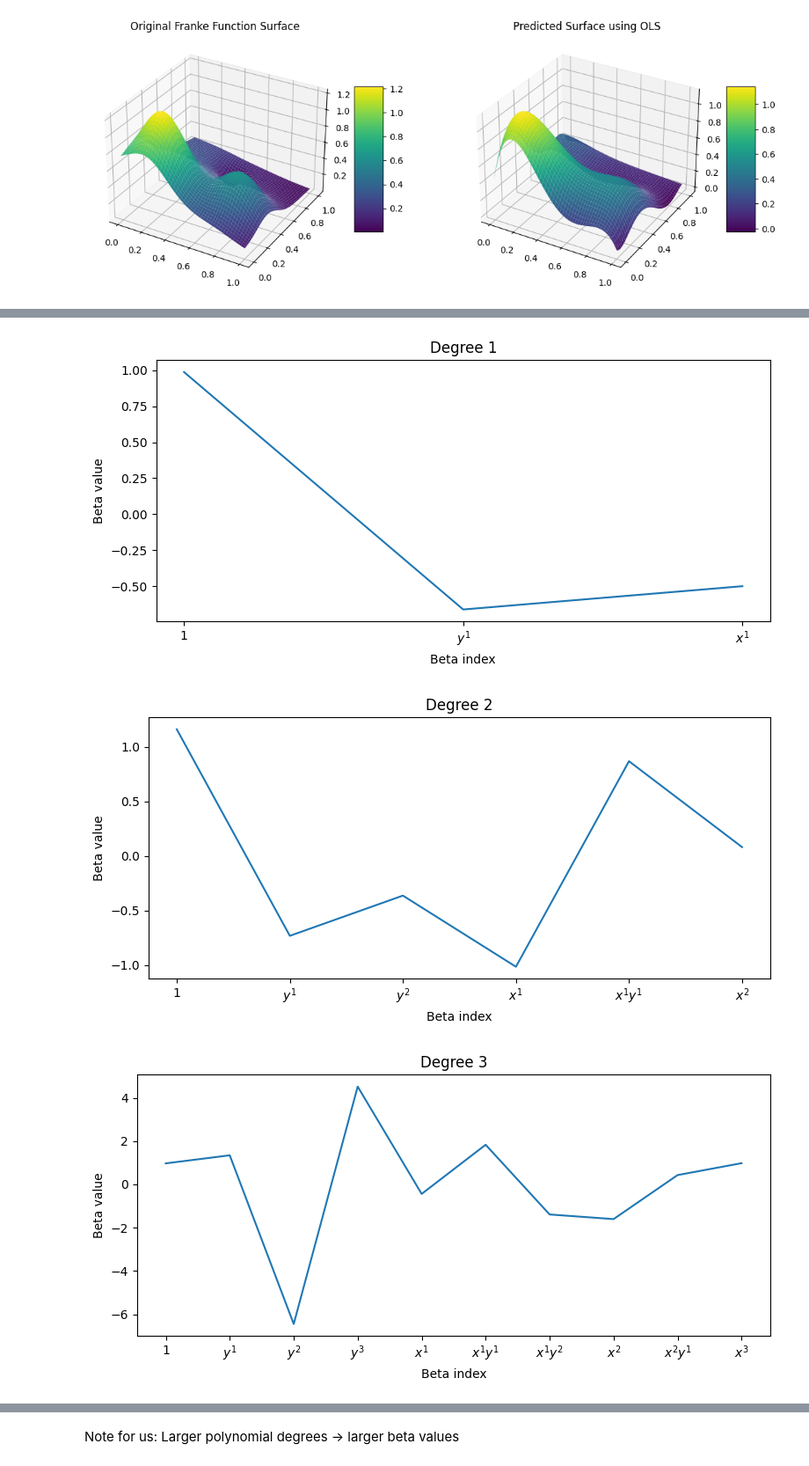
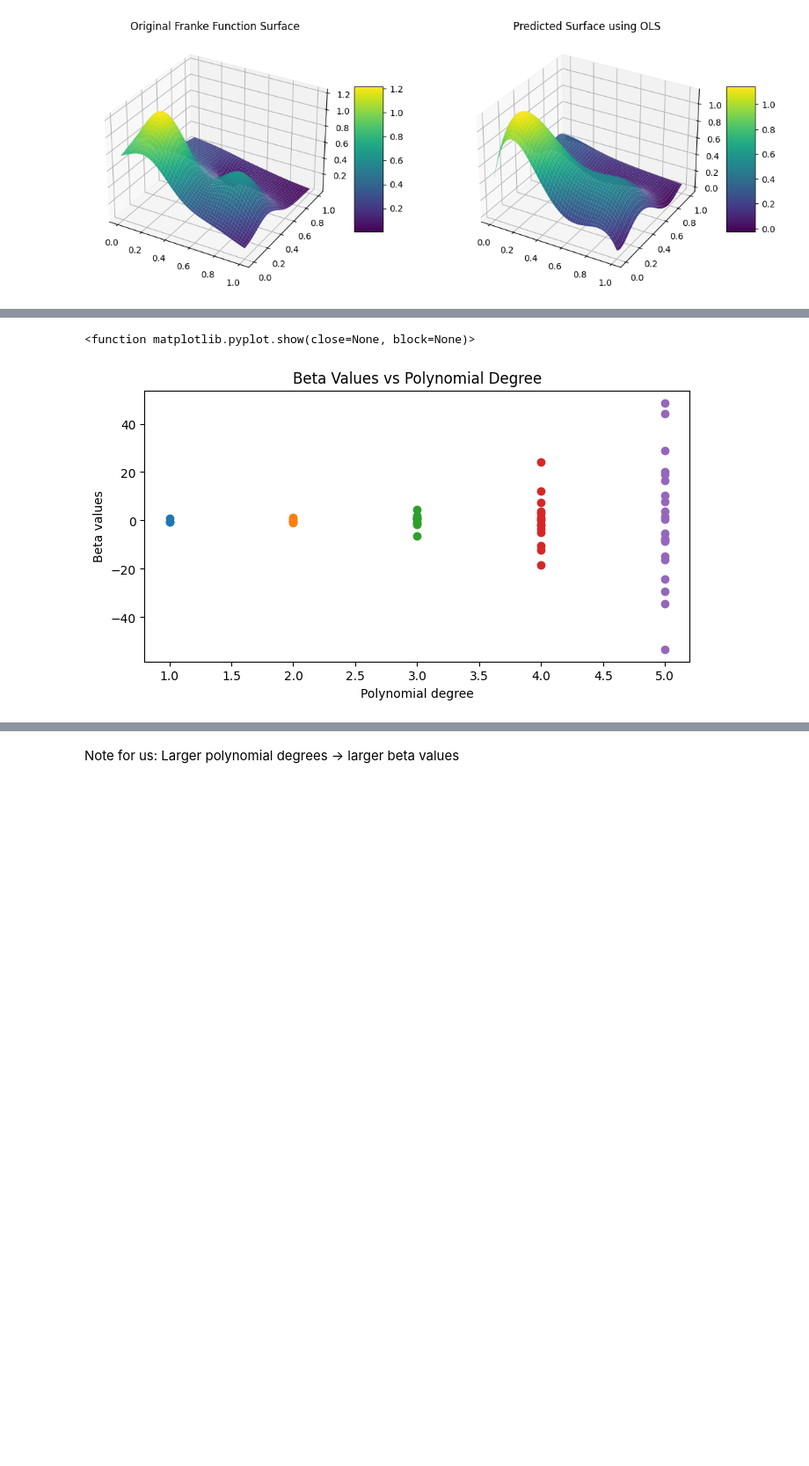
Before and after one commit to hishemok/FYS-STK4155, a Jupyter notebook: Project1/Project1.ipynb, the cells around one changed output, grey strips where cells are left out. Shown: that part at 88% size. Drawn from its saved outputs; the diff is of its cells as text; code cells hidden in the pictures; blank space fills up the shorter version.

Commit message:
Kfold + Bias Variance attempt + small plot changes

```diff
--- a/Project1/Project1.ipynb
+++ b/Project1/Project1.ipynb
@@ -182,24 +168,25 @@ plt.show()
 # %%
 #Calculate and plot MSE and R2 score as a function of the polynomial degree, Also plot the beta values
 
-degrees = np.arange(1, 6)
+
+maxdegree = 5
+degrees = np.arange(1, maxdegree+1)
 mse = []
 r2 = []
 beta_values = []
-beta_ticks_list = []
 BestVals = {}
 
 
 for d in degrees:
     # Create design matrix for each degree
-    X,beta_ticks = create_design_matrix(x_flat, y_flat, d)
+    X = create_design_matrix(x_flat, y_flat, d)
 
     # Split the data
     X_train, X_test, z_train, z_test = train_test_split(X, z_flat, test_size=0.2, random_state=42)
 
     # Scale
     X_train_scaled = X_train.copy()
-    X_train_scaled[1:] = X_train[1:] - np.mean(X_train[1:], axis=0)
+    X_train_scaled[:,1:] = X_train[:,1:] - np.mean(X_train[:,1:], axis=0)
 
 
     beta = np.linalg.inv(X_train.T @ X_train) @ X_train.T @ z_train
@@ -207,44 +194,39 @@ for d in degrees:
 
     mse.append(mean_squared_error(z_test, z_pred))
 
     r2.append(r2_score(z_test, z_pred))
 
     beta_values.append(beta)
 
-    beta_ticks_list.append(beta_ticks)
 
 #print best mse and r2
 print(f"Best MSE: {np.min(mse):.4f} at degree: {degrees[np.argmin(mse)]}")
 print(f"Best R2: {np.max(r2):.4f} at degree: {degrees[np.argmax(r2)]}")
 BestVals['MSE OLS'] = np.min(mse)
 BestVals['R2 OLS'] = np.max(r2)
 
 
 fig, ax1 = plt.subplots()
 ax2 = ax1.twinx()
 ax1.plot(degrees, mse, 'g-')
 ax2.plot(degrees, r2, 'b-')
 ax1.set_xlabel('Polynomial degree')
 ax1.set_ylabel('MSE', color='g')
 ax2.set_ylabel('R2', color='b')
 plt.show()
 
 
 
-for i in range(d):
-    fig = plt.figure(figsize=(8, 4))
-    plt.plot(beta_values[i])
-    plt.title(f"Degree {i+1}")
-
-    plt.xticks(ticks=np.arange(len(beta_ticks_list[i])), labels=beta_ticks_list[i])
-    plt.xlabel('Beta index')
-    plt.ylabel('Beta value')
-    plt.tight_layout()
-    plt.show()
+fig = plt.figure(figsize=(8, 4))
+for i, betas in enumerate(beta_values):
+    plt.scatter([degrees[i]] * len(betas), betas, label=f'Degree {degrees[i]}')
+plt.xlabel(r'Polynomial degree')
+plt.ylabel(r'Beta values')
+plt.title('Beta Values vs Polynomial Degree')
+plt.show
 # %% [output]
 Best MSE: 0.0023 at degree: 5
 Best R2: 0.9734 at degree: 5
 [figure]
+<function matplotlib.pyplot.show(close=None, block=None)>
-[figure, old version]
+[figure, new version]
-[figure, removed]
-[figure, removed]
```
Also changed, not shown: parts of 10 cells of this notebook.
